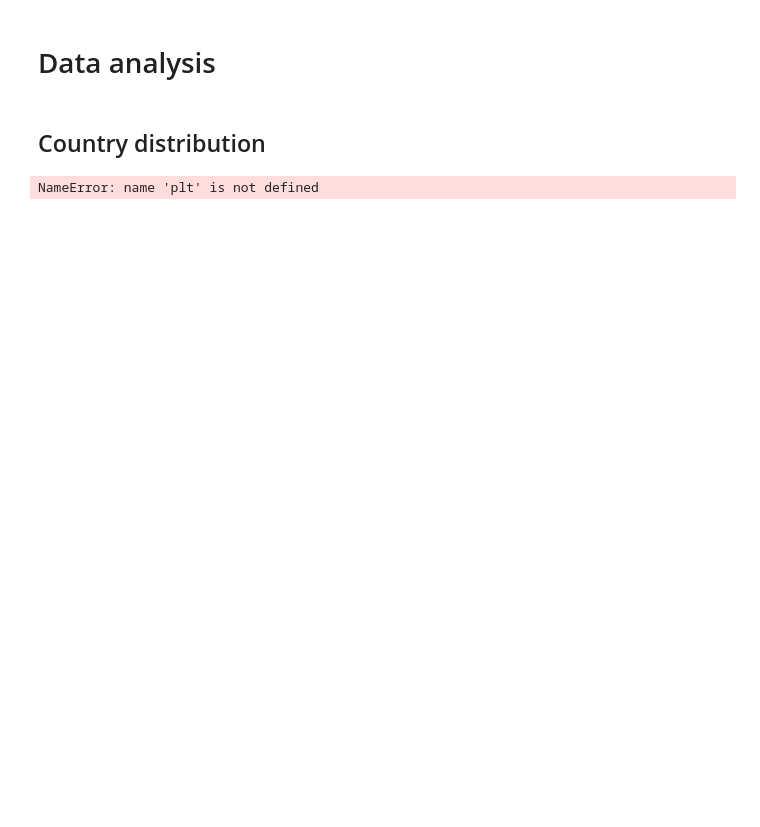
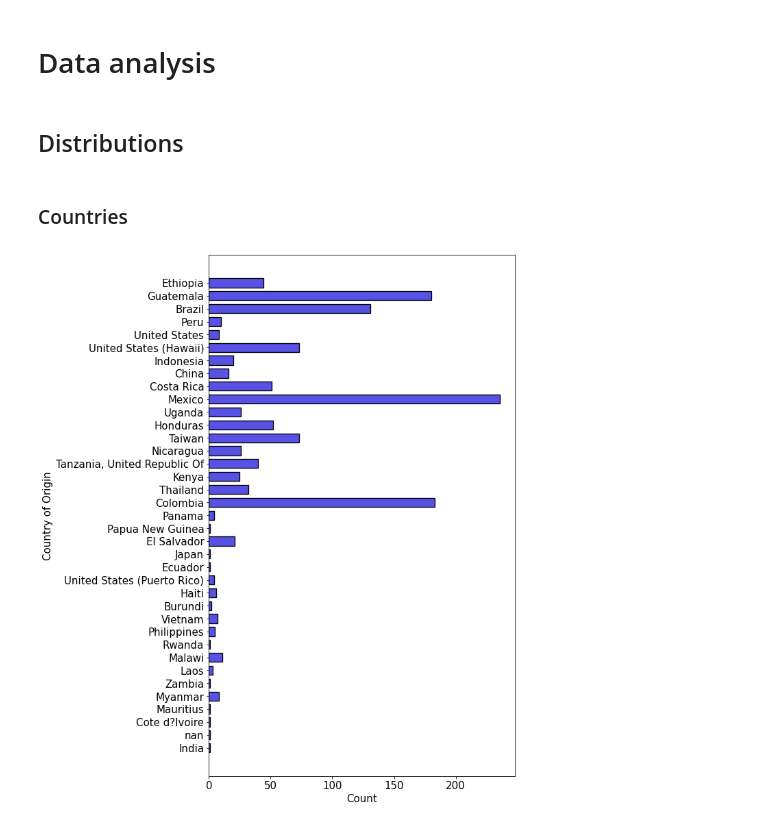
Before and after one commit to failllix/coffee-quality-institute-analysis, a Jupyter notebook: coffee_analysis.ipynb, the cells around one changed output. Saved outputs shown, nothing was run; the diff lists cells and outputs as text; code cells hidden in the pictures; blank space fills up the shorter version.

Commit message:
Added more data cleaning. Added assets folder and saved first diagrams.

```diff
--- a/coffee_analysis.ipynb
+++ b/coffee_analysis.ipynb
@@ -91,2 +115,9 @@ def convert_to_string(df):
+# %%
+def remove_zero_total_cup_results(df):
+    entries_before = df.shape[0]
+    df = df[df["Total.Cup.Points"] > 0]
+    entries_after = df.shape[0]
+    print("Removed {} entries where total cup results were equal to zero".format(entries_before - entries_after))
+    return df
 # %% [markdown]
 ### Piping dataframe through cleaning functions
@@ -101,0 +124,36 @@ New data shape: (1311, 32)
+# %%
+df_type_adjusted = (df.pipe(copy_df)
+                    .pipe(drop_rows_with_undefined_vals, "Body")
+                    .pipe(drop_rows_with_undefined_vals, "Balance")
+                    .pipe(drop_rows_with_undefined_vals, "Uniformity")
+                    .pipe(drop_rows_with_undefined_vals, "Clean.Cup")
+                    .pipe(drop_rows_with_undefined_vals, "Sweetness")
+                    .pipe(drop_rows_with_undefined_vals, "Cupper.Points")
+                    .pipe(drop_rows_with_undefined_vals, "Total.Cup.Points")
+                    .pipe(convert_to_string, "Country.of.Origin")
+                    .pipe(convert_to_float, "Cupper.Points")
+                    .pipe(convert_to_float, "altitude_mean_meters")
+                    .pipe(convert_to_float, "Total.Cup.Points")
+                    )
+print("New data shape: {}".format(df_type_adjusted.shape))
+
+unnecessary_cols = ["Lot.Number", "Farm.Name", "Mill", "Company", "Altitude", "Producer", "In.Country.Partner", "Owner.1", "Certification.Address", "Certification.Contact", "Owner", "Certification.Body"]
+
+df_cleaned = (df.pipe(copy_df)
+                .pipe(drop_unnecessary_cols, unnecessary_cols)
+                .pipe(drop_rows_with_undefined_vals, "Body")
+                .pipe(drop_rows_with_undefined_vals, "Balance")
+                .pipe(drop_rows_with_undefined_vals, "Uniformity")
+                .pipe(drop_rows_with_undefined_vals, "Clean.Cup")
+                .pipe(drop_rows_with_undefined_vals, "Sweetness")
+                .pipe(drop_rows_with_undefined_vals, "Cupper.Points")
+                .pipe(drop_rows_with_undefined_vals, "Total.Cup.Points")
+                .pipe(select_only_species, "Arabica")
+                .pipe(convert_to_string, "Country.of.Origin")
+                .pipe(convert_to_float, "altitude_mean_meters")
+                .pipe(convert_to_float, "Cupper.Points")
+                .pipe(convert_to_float, "Total.Cup.Points")
+                .pipe(remove_zero_total_cup_results)
+                .pipe(correct_altitude_values)
+              )
+print("New data shape: {}".format(df_cleaned.shape))
@@ -145,10 +222,12 @@ df_cleaned.transpose()
 # %% [markdown]
 # Data analysis
-# %% [markdown]
-## Country distribution
+# %% [markdown]
+## Distributions
+# %% [markdown]
+### Countries
 # %%
-plt.figure(figsize=(8, 10))
+plt.figure(figsize=(8, 14))
 ax = sns.histplot(data=df_cleaned, y="Country.of.Origin", shrink=.7);
 ax.set(ylabel="Country of Origin");
 # %% [output]
-NameError: name 'plt' is not defined
+[figure, added]
```
Also changed, not shown: parts of 15 cells of this notebook, 5 other files.
